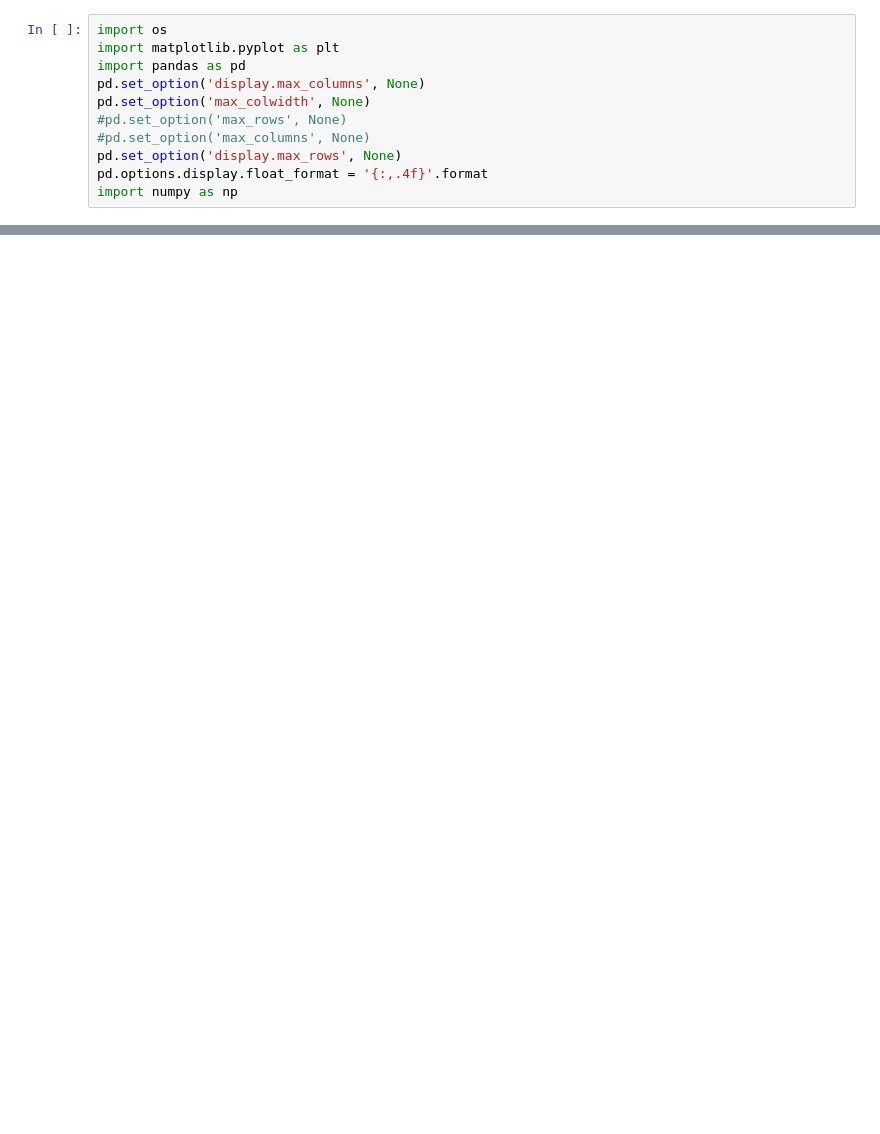
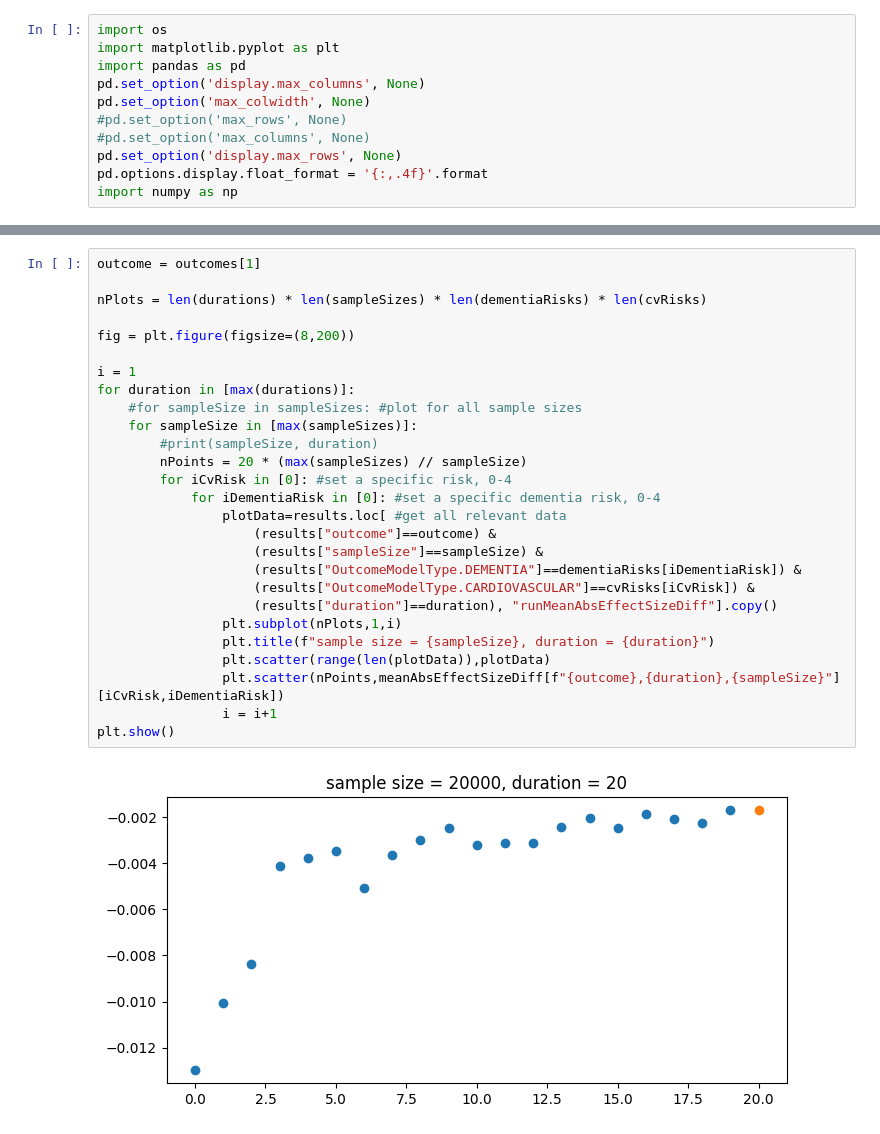
Before and after one commit to deligkaris/microsimNotebooks, a Jupyter notebook: convergenceOfTrialsetResults.ipynb, the cells around one changed output, grey strips where cells are left out. Drawn from its saved outputs; the diff is of its cells as text; blank space fills up the shorter version.

```diff
--- a/convergenceOfTrialsetResults.ipynb
+++ b/convergenceOfTrialsetResults.ipynb
@@ -49,0 +197,29 @@ results.loc[results["sampleSize"]==50000].head(50)
+# %%
+outcome = outcomes[1]
+
+nPlots = len(durations) * len(sampleSizes) * len(dementiaRisks) * len(cvRisks)
+
+fig = plt.figure(figsize=(8,200))
+
+i = 1
+for duration in [max(durations)]:
+    #for sampleSize in sampleSizes: #plot for all sample sizes
+    for sampleSize in [max(sampleSizes)]:
+        #print(sampleSize, duration)
+        nPoints = 20 * (max(sampleSizes) // sampleSize)
+        for iCvRisk in [0]: #set a specific risk, 0-4
+            for iDementiaRisk in [0]: #set a specific dementia risk, 0-4
+                plotData=results.loc[ #get all relevant data
+                    (results["outcome"]==outcome) &
+                    (results["sampleSize"]==sampleSize) &
+                    (results["OutcomeModelType.DEMENTIA"]==dementiaRisks[iDementiaRisk]) &
+                    (results["OutcomeModelType.CARDIOVASCULAR"]==cvRisks[iCvRisk]) &
+                    (results["duration"]==duration), "runMeanAbsEffectSizeDiff"].copy()
+                plt.subplot(nPlots,1,i)
+                plt.title(f"sample size = {sampleSize}, duration = {duration}")
+                plt.scatter(range(len(plotData)),plotData)
+                plt.scatter(nPoints,meanAbsEffectSizeDiff[f"{outcome},{duration},{sampleSize}"][iCvRisk,iDementiaRisk])
+                i = i+1
+plt.show()
+# %% [output]
+[figure, added]
```
Also changed, not shown: parts of 21 cells of this notebook, 4 other files.
